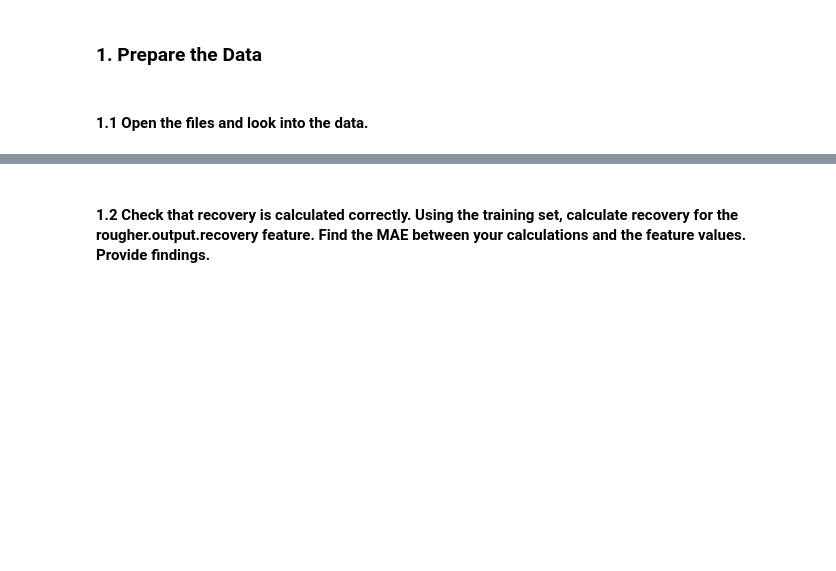
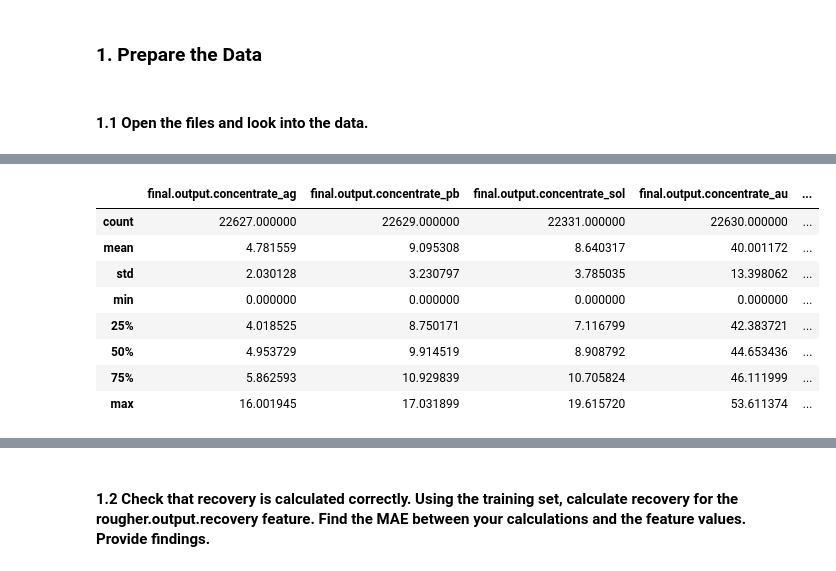
Before and after one commit to DHE42/sprint_10_repository, a Jupyter notebook: sprint_10_notebook.ipynb, the cells around one changed output, grey strips where cells are left out. Cells and saved outputs as stored; diff of their text form; code cells hidden in the pictures; blank space fills up the shorter version.

Commit message:
In 1.1, printed out head, describe, and info. Changed date column to datetime dtype.

```diff
--- a/sprint_10_notebook.ipynb
+++ b/sprint_10_notebook.ipynb
@@ -41,59 +41,59 @@ display(Image(url=profitability_url))
 # %%
 #Read and name CSVs
 
-def read_and_display_csvs(url_list, df_names=None, head_rows=5):
-    """
-    Reads multiple CSVs from URLs into pandas DataFrames, optionally names them,
-    and displays their head and info side by side in Jupyter.
+    #List URLs
+full_df_url = "https://raw.githubusercontent.com/DHE42/sprint_10_repository/main/gold_recovery_full.csv"
+train_df_url = "https://raw.githubusercontent.com/DHE42/sprint_10_repository/main/gold_recovery_train.csv"
+test_df_url = "https://raw.githubusercontent.com/DHE42/sprint_10_repository/main/gold_recovery_test.csv"
 
-    Parameters:
-        url_list (list): List of CSV URLs to read.
-        df_names (list or None): Optional list of names for each DataFrame.
-        head_rows (int): Number of rows to show for the head of each DataFrame.
 
-    Returns:
-        dict or list: Dictionary of DataFrames keyed by df_names if provided, else list of DataFrames.
-    """
-    dfs = []
-    for url in url_list:
-        dfs.append(pd.read_csv(url))
+full_df = pd.read_csv(full_df_url)
+train_df = pd.read_csv(train_df_url)
+test_df = pd.read_csv(test_df_url)
 
-    # Assign names if provided
-    if df_names:
-        dfs_dict = {name: df for name, df in zip(df_names, dfs)}
-        df_list_for_display = dfs_dict.values()
-    else:
-        dfs_dict = dfs
-        df_list_for_display = dfs
+#Print preliminary info for DFs
 
-    # Generate default names for display if not provided
-    display_names = df_names if df_names else [f"DF_{i+1}" for i in range(len(dfs))]
+    #Print heads
 
-    # Display head for each DataFrame
-    for name, df in zip(display_names, df_list_for_display):
-        display(HTML(f"<h4>{name} Head</h4>"))
-        display(df.head(head_rows))
+print('full_df head')
+display(full_df.head())
+print()
 
-     # Display info for each DataFrame (vertically)
-    display(HTML("<h4>DataFrame Info</h4>"))
-    for name, df in zip(display_names, df_list_for_display):
-        display(HTML(f"<h5>{name} Info</h5>"))
-        df.info()
+print('train_df head')
+print('train_df head')
+display(train_df.head())
+print()
 
-    return dfs_dict
+print('test_df head')
+print('test_df head')
+display(test_df.head())
+print()
 
-urls = [
-    "https://raw.githubusercontent.com/DHE42/sprint_10_repository/main/gold_recovery_full.csv",
-    "https://raw.githubusercontent.com/DHE42/sprint_10_repository/main/gold_recovery_train.csv",
-    "https://raw.githubusercontent.com/DHE42/sprint_10_repository/main/gold_recovery_test.csv"
-]
+    #print description
 
-names = ["full_df", "train_df", "test_df"]
+print('full_df head')
+display(full_df.describe())
+print()
 
-dfs = read_and_display_csvs(urls, df_names=names)
+print('train_df head')
+display(train_df.describe())
+print()
 
-# Access individual DataFrames
-df_1 = dfs["full_df"]
-df_2 = dfs["train_df"]
-df_3 = dfs["test_df"]
+print('test_df head')
+display(test_df.describe())
+print()
+
+    #Print info for DFs
+
+print('full_df info')
+display(full_df.info())
+print()
+
+print('train_df info')
+print(train_df.info())
+print()
+
+print('test_df info')
+print(test_df.info())
+print()
 # %% [output]
@@ -143,0 +127,9 @@ memory usage: 15.1+ MB
+|  | final.output.concentrate_ag | final.output.concentrate_pb | final.output.concentrate_sol | final.output.concentrate_au | ... |
+| count | 22627.000000 | 22629.000000 | 22331.000000 | 22630.000000 | ... |
+| mean | 4.781559 | 9.095308 | 8.640317 | 40.001172 | ... |
+| std | 2.030128 | 3.230797 | 3.785035 | 13.398062 | ... |
+| min | 0.000000 | 0.000000 | 0.000000 | 0.000000 | ... |
+| 25% | 4.018525 | 8.750171 | 7.116799 | 42.383721 | ... |
+| 50% | 4.953729 | 9.914519 | 8.908792 | 44.653436 | ... |
+| 75% | 5.862593 | 10.929839 | 10.705824 | 46.111999 | ... |
+| max | 16.001945 | 17.031899 | 19.615720 | 53.611374 | ... |
```
Also changed, not shown: parts of 3 cells of this notebook.
